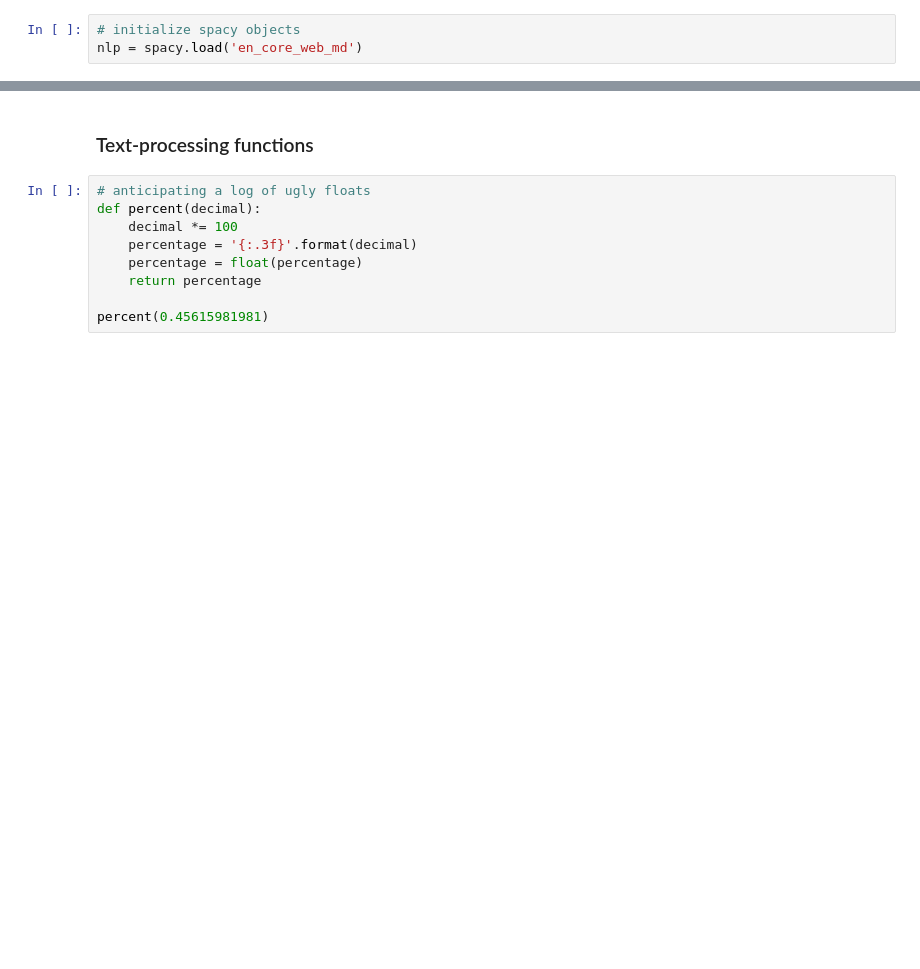
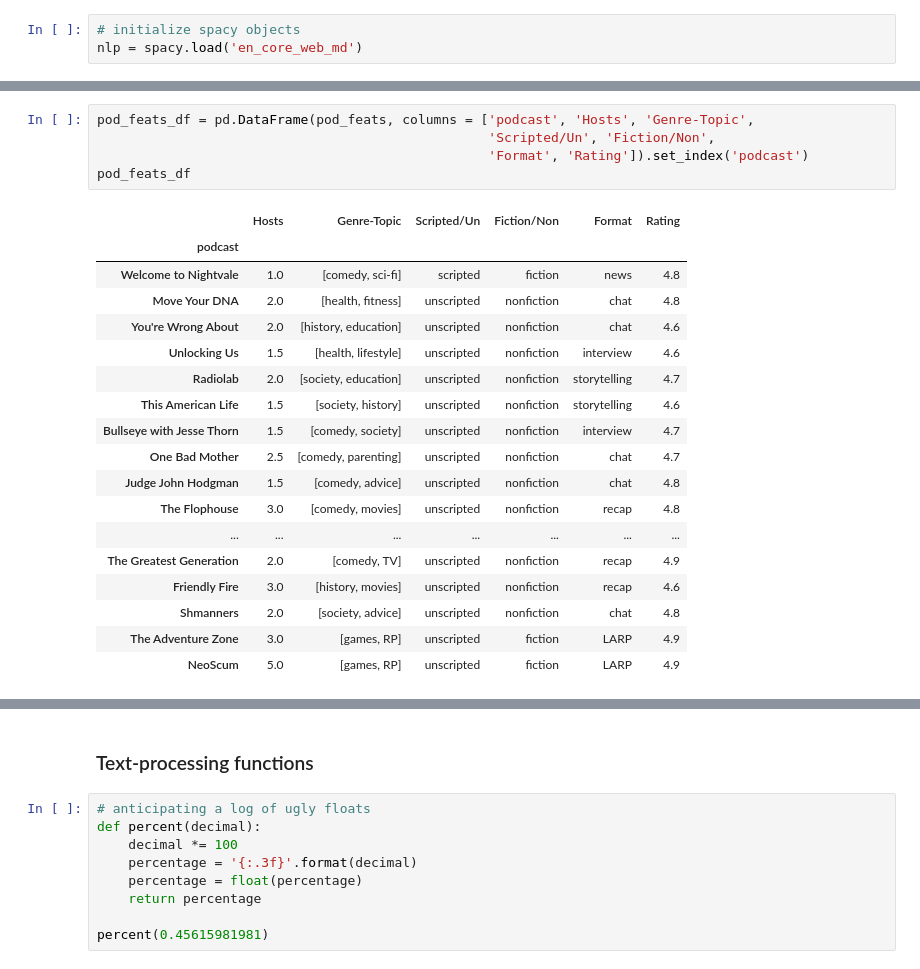
Before and after one commit to Data-Science-for-Linguists-2021/Linguistic-Styles-of-Podcasts, a Jupyter notebook: data.ipynb, the cells around one changed output, grey strips where cells are left out. Drawn from its saved outputs; the diff is of its cells as text; blank space fills up the shorter version.

```diff
--- a/data.ipynb
+++ b/data.ipynb
@@ -80,0 +227,24 @@ data.Text[0][:1000]
+# %%
+pod_feats_df = pd.DataFrame(pod_feats, columns = ['podcast', 'Hosts', 'Genre-Topic',
+                                                  'Scripted/Un', 'Fiction/Non',
+                                                  'Format', 'Rating']).set_index('podcast')
+pod_feats_df
+# %% [output]
+|  | Hosts | Genre-Topic | Scripted/Un | Fiction/Non | Format | Rating |
+| podcast |  |  |  |  |  |  |
+| Welcome to Nightvale | 1.0 | [comedy, sci-fi] | scripted | fiction | news | 4.8 |
+| Move Your DNA | 2.0 | [health, fitness] | unscripted | nonfiction | chat | 4.8 |
+| You're Wrong About | 2.0 | [history, education] | unscripted | nonfiction | chat | 4.6 |
+| Unlocking Us | 1.5 | [health, lifestyle] | unscripted | nonfiction | interview | 4.6 |
+| Radiolab | 2.0 | [society, education] | unscripted | nonfiction | storytelling | 4.7 |
+| This American Life | 1.5 | [society, history] | unscripted | nonfiction | storytelling | 4.6 |
+| Bullseye with Jesse Thorn | 1.5 | [comedy, society] | unscripted | nonfiction | interview | 4.7 |
+| One Bad Mother | 2.5 | [comedy, parenting] | unscripted | nonfiction | chat | 4.7 |
+| Judge John Hodgman | 1.5 | [comedy, advice] | unscripted | nonfiction | chat | 4.8 |
+| The Flophouse | 3.0 | [comedy, movies] | unscripted | nonfiction | recap | 4.8 |
+| ... | ... | ... | ... | ... | ... | ... |
+| The Greatest Generation | 2.0 | [comedy, TV] | unscripted | nonfiction | recap | 4.9 |
+| Friendly Fire | 3.0 | [history, movies] | unscripted | nonfiction | recap | 4.6 |
+| Shmanners | 2.0 | [society, advice] | unscripted | nonfiction | chat | 4.8 |
+| The Adventure Zone | 3.0 | [games, RP] | unscripted | fiction | LARP | 4.9 |
+| NeoScum | 5.0 | [games, RP] | unscripted | fiction | LARP | 4.9 |
```
Also changed, not shown: parts of 57 cells of this notebook, 2 other files.
